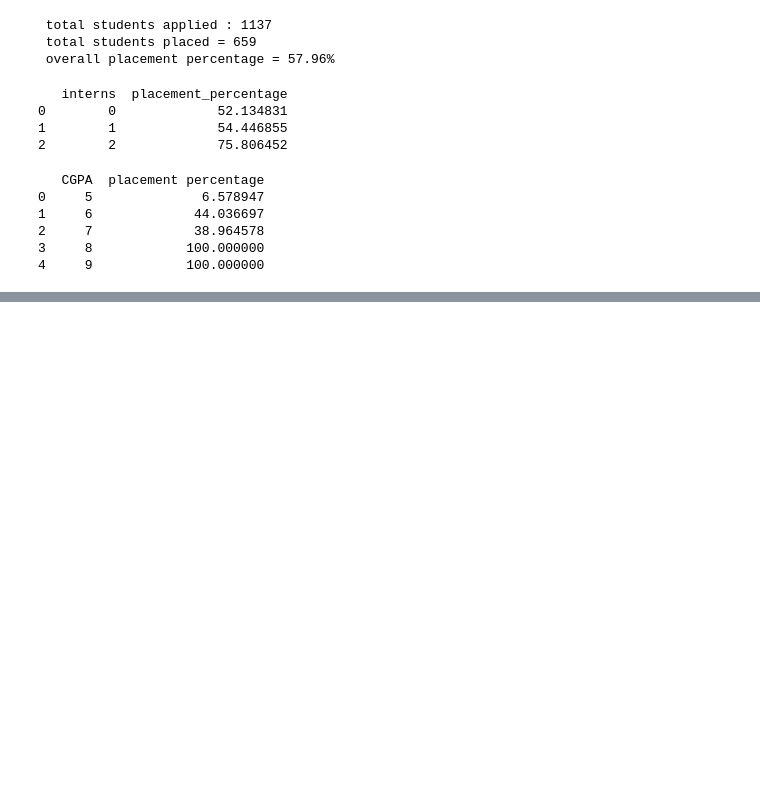
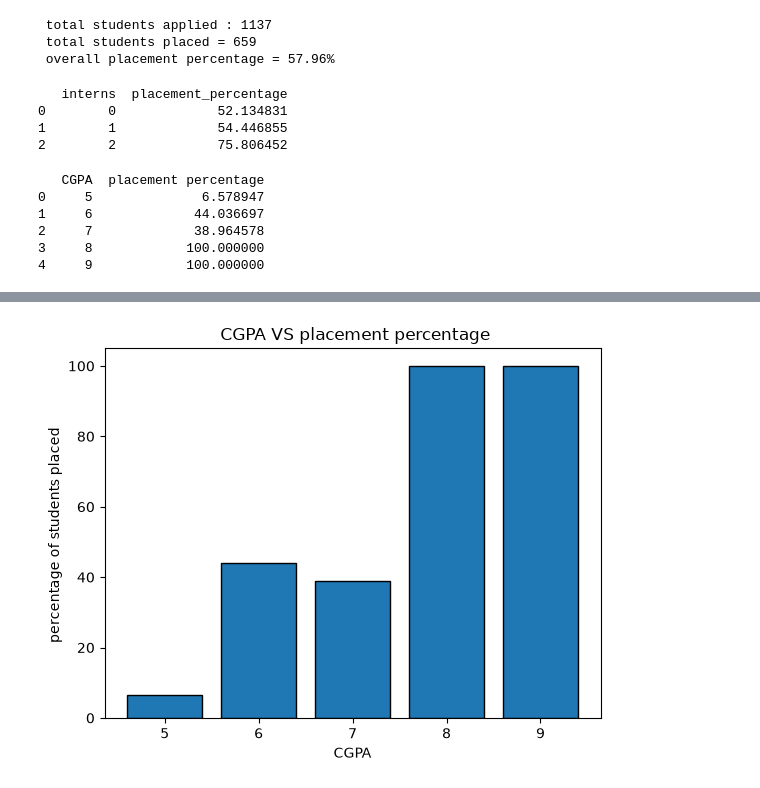
Before and after one commit to 2026eeb1325-del/student_placement_analyser, a Jupyter notebook: data_checking_and_comparisons.ipynb, the cells around one changed output, grey strips where cells are left out. Saved outputs shown, nothing was run; the diff lists cells and outputs as text; code cells hidden in the pictures; blank space fills up the shorter version.

```diff
--- a/data_checking_and_comparisons.ipynb
+++ b/data_checking_and_comparisons.ipynb
@@ -112,0 +132,10 @@ print(comparision2)
+# %%
+
+plt.bar(comparision2["CGPA"] ,comparision2["placement percentage"] , edgecolor="black" )
+plt.xticks(comparision2["CGPA"] )
+plt.xlabel("CGPA")
+plt.ylabel("percentage of students placed ")
+plt.title(" CGPA VS placement percentage")
+plt.show()
+# %% [output]
+[figure, added]
```
Also changed, not shown: parts of 2 cells of this notebook.
